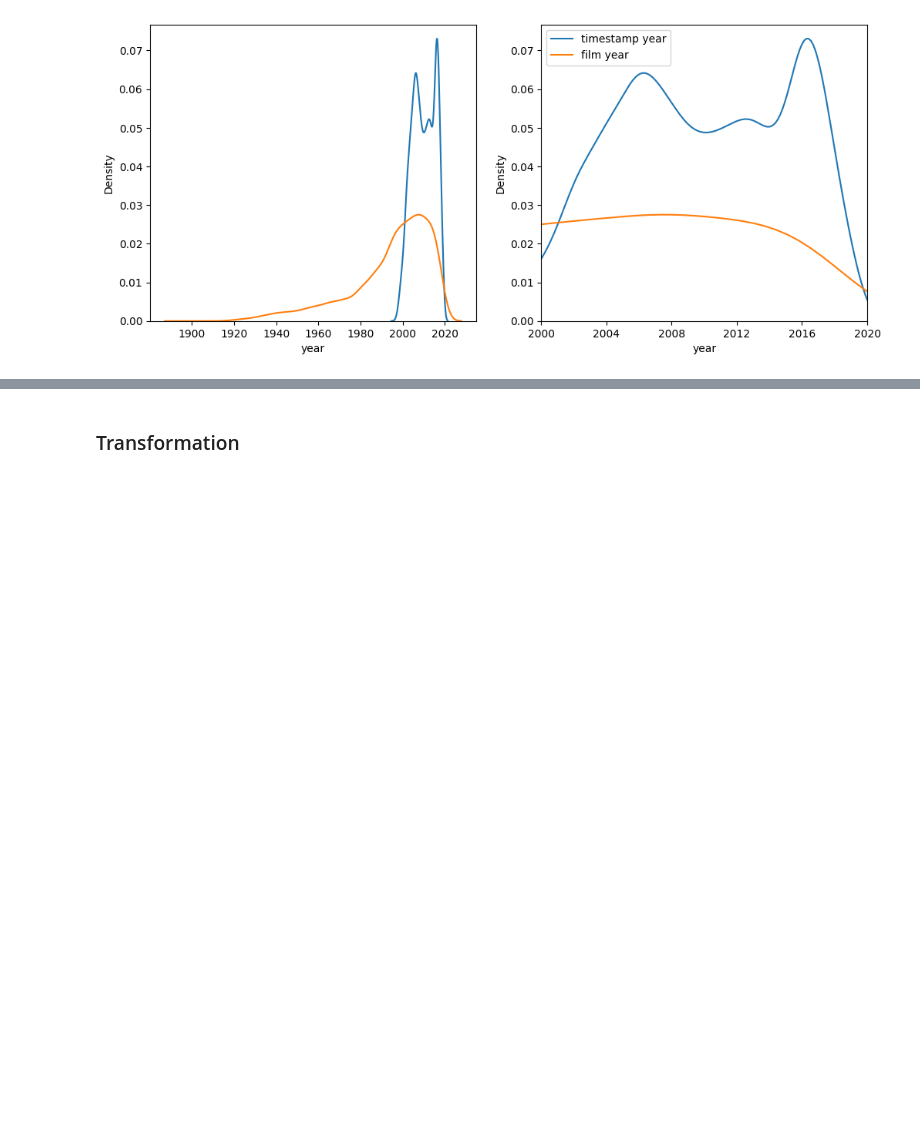
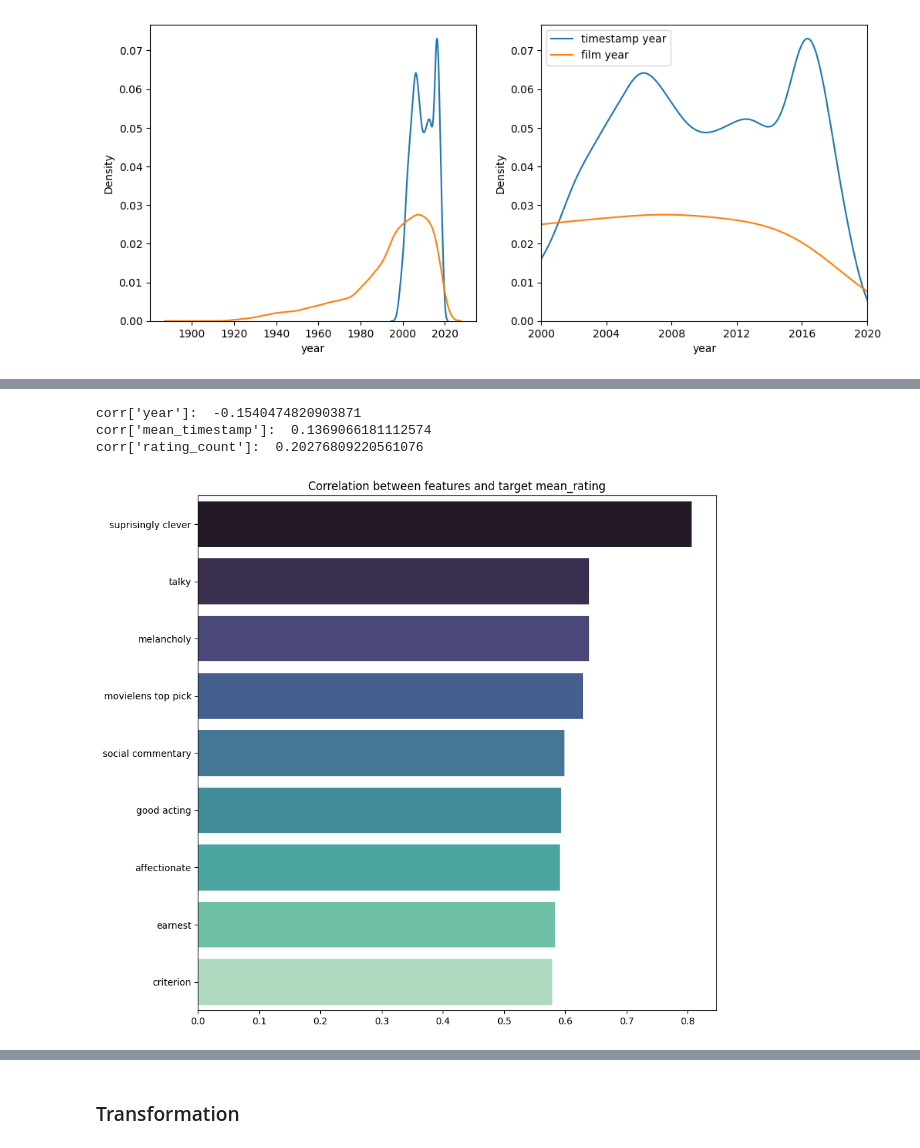
Before and after one commit to nicolopizzo/data-analytics, a Jupyter notebook: analysis_best_dataset.ipynb, the cells around one changed output, grey strips where cells are left out. Drawn from its saved outputs; the diff is of its cells as text; code cells hidden in the pictures; blank space fills up the shorter version.

```diff
--- a/analysis_best_dataset.ipynb
+++ b/analysis_best_dataset.ipynb
@@ -416,9 +400,7 @@ for i in range(n):
 
     df_title = df['title']
 
-    # delete title and movieId columns
     df = df.drop(columns=['movieId', 'title'])
-    # dataset['data'] = df
 
     # from title extract year
     df['year'] = df_title.str.extract('(\(\d{4}\))', expand=True)
@@ -431,10 +413,10 @@ for i in range(n):
     # convert year to int
     df['year'] = df['year'].astype(int)
 
-    # display(df.head())
+    datasets[i]['data'] = df
 
     datasets.append({'transform': dataset['transform'], 'threshold': dataset['threshold'], 'year': True, 'tags': dataset['tags'], 'genres': dataset['genres'], 'data': df, 'X_train': dataset['X_train'], 'X_val': dataset['X_val'], 'X_test': dataset['X_test'], 'y_train': dataset['y_train'], 'y_val': dataset['y_val'], 'y_test': dataset['y_test'], 'pca': dataset['pca']})
 
-# remove datasets withou year
+# remove datasets without year
 datasets = datasets[n:]
 # %%
@@ -472,0 +481,20 @@ plt.show()
+# %%
+df = datasets[0]['data']
+
+# plot correlation between features and target mean_rating
+corr = df.corr()['mean_rating'].sort_values(ascending=False)
+
+print("corr['year']: ", corr['year'])
+print("corr['mean_timestamp']: ", corr['mean_timestamp'])
+print("corr['rating_count']: ", corr['rating_count'])
+
+# barplot features with highest correlation
+plt.figure(figsize=(10, 10))
+sns.barplot(x=corr[1:10].values, y=corr[1:10].index, palette='mako')
+plt.title('Correlation between features and target mean_rating')
+plt.show()
+# %% [output]
+corr['year']:  -0.1540474820903871
+corr['mean_timestamp']:  0.1369066181112574
+corr['rating_count']:  0.20276809220561076
+[figure, added]
```
Also changed, not shown: parts of 53 cells of this notebook.
